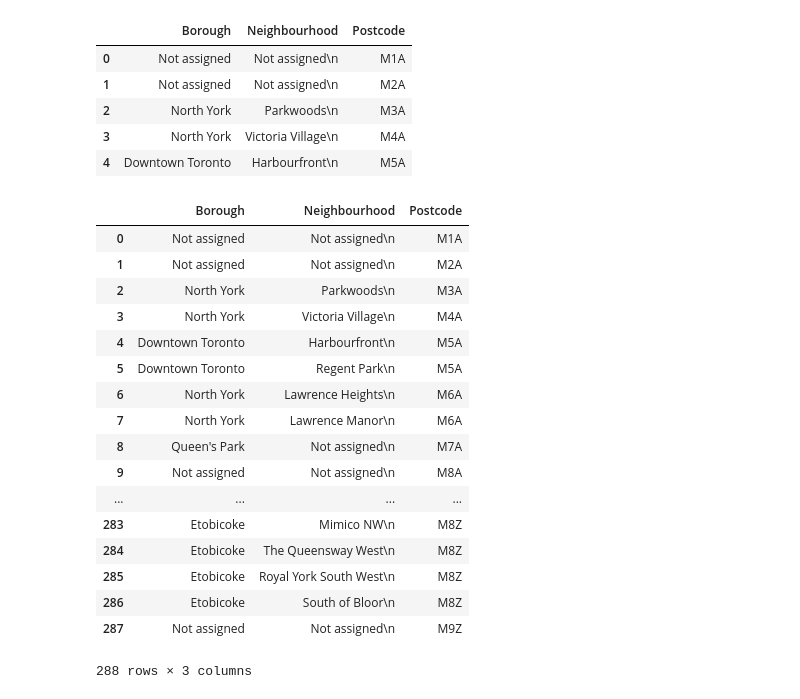
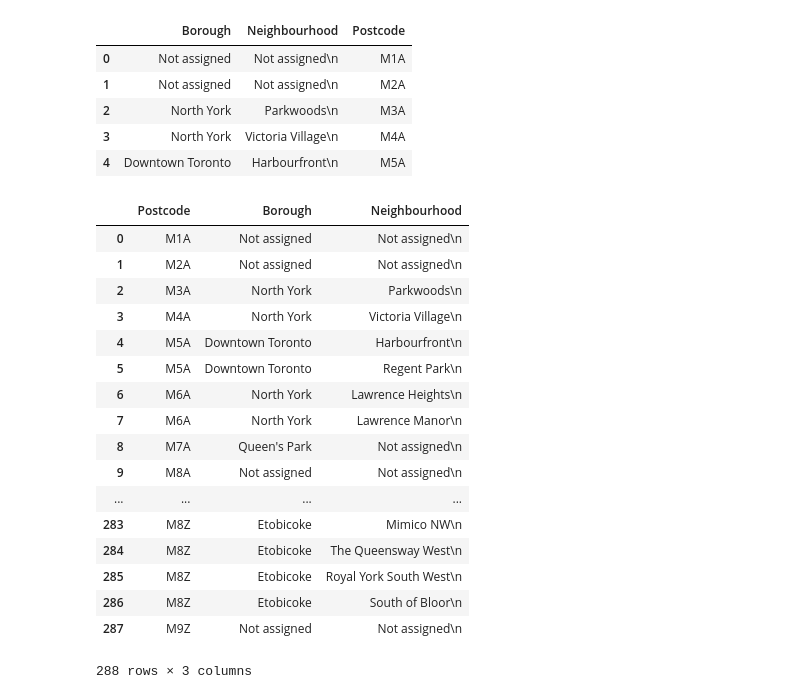
Before and after one commit to Brian-Lee/Coursera_Capstone, a Jupyter notebook: Brian's Week 3 hw.ipynb, the cells around one changed output. Drawn from its saved outputs; the diff is of its cells as text; code cells hidden in the pictures.

```diff
--- a/Brian's Week 3 hw.ipynb
+++ b/Brian's Week 3 hw.ipynb
@@ -103,24 +103,24 @@ df.head()
 # %%
 #looks like we have the columns backwards, so fix that
 
-dff = df[['Postcode', 'Borough', 'Neighbourhood\n']]#notice the \n in the third column - that took me a while to figure out
+df = df[['Postcode', 'Borough', 'Neighbourhood\n']]#notice the \n in the third column - that took me a while to figure out
 df
 # %% [output]
-|  | Borough | Neighbourhood | Postcode |
-| 0 | Not assigned | Not assigned\n | M1A |
-| 1 | Not assigned | Not assigned\n | M2A |
-| 2 | North York | Parkwoods\n | M3A |
-| 3 | North York | Victoria Village\n | M4A |
-| 4 | Downtown Toronto | Harbourfront\n | M5A |
-| 5 | Downtown Toronto | Regent Park\n | M5A |
-| 6 | North York | Lawrence Heights\n | M6A |
-| 7 | North York | Lawrence Manor\n | M6A |
-| 8 | Queen's Park | Not assigned\n | M7A |
-| 9 | Not assigned | Not assigned\n | M8A |
+|  | Postcode | Borough | Neighbourhood |
+| 0 | M1A | Not assigned | Not assigned\n |
+| 1 | M2A | Not assigned | Not assigned\n |
+| 2 | M3A | North York | Parkwoods\n |
+| 3 | M4A | North York | Victoria Village\n |
+| 4 | M5A | Downtown Toronto | Harbourfront\n |
+| 5 | M5A | Downtown Toronto | Regent Park\n |
+| 6 | M6A | North York | Lawrence Heights\n |
+| 7 | M6A | North York | Lawrence Manor\n |
+| 8 | M7A | Queen's Park | Not assigned\n |
+| 9 | M8A | Not assigned | Not assigned\n |
 | ... | ... | ... | ... |
-| 283 | Etobicoke | Mimico NW\n | M8Z |
-| 284 | Etobicoke | The Queensway West\n | M8Z |
-| 285 | Etobicoke | Royal York South West\n | M8Z |
-| 286 | Etobicoke | South of Bloor\n | M8Z |
-| 287 | Not assigned | Not assigned\n | M9Z |
+| 283 | M8Z | Etobicoke | Mimico NW\n |
+| 284 | M8Z | Etobicoke | The Queensway West\n |
+| 285 | M8Z | Etobicoke | Royal York South West\n |
+| 286 | M8Z | Etobicoke | South of Bloor\n |
+| 287 | M9Z | Not assigned | Not assigned\n |
 288 rows × 3 columns
```
